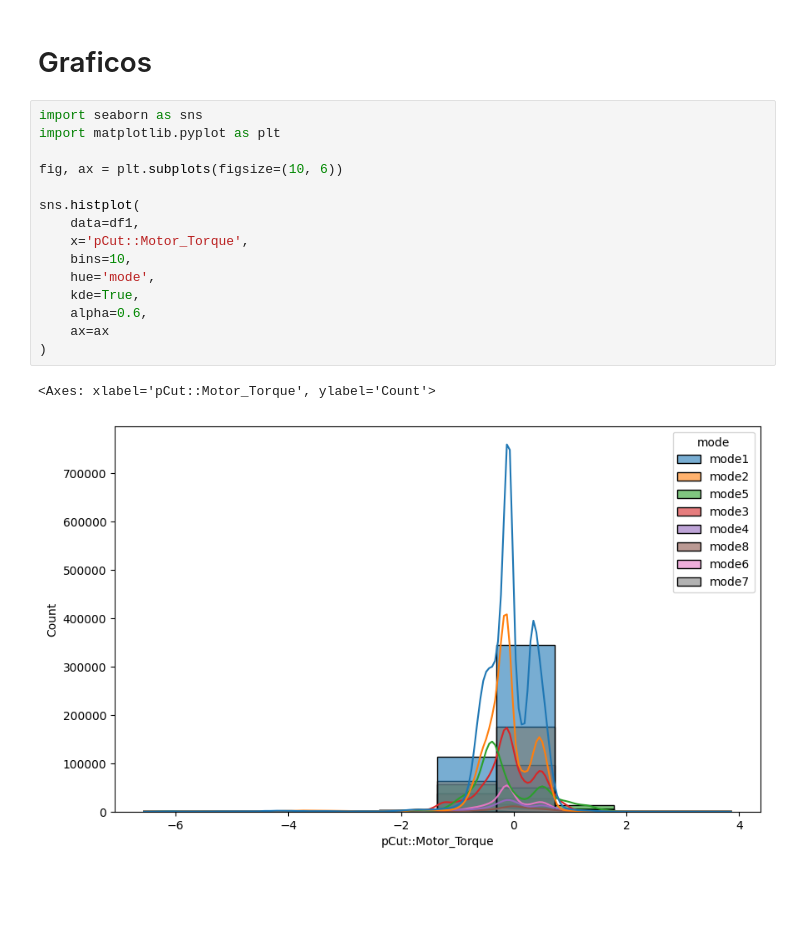
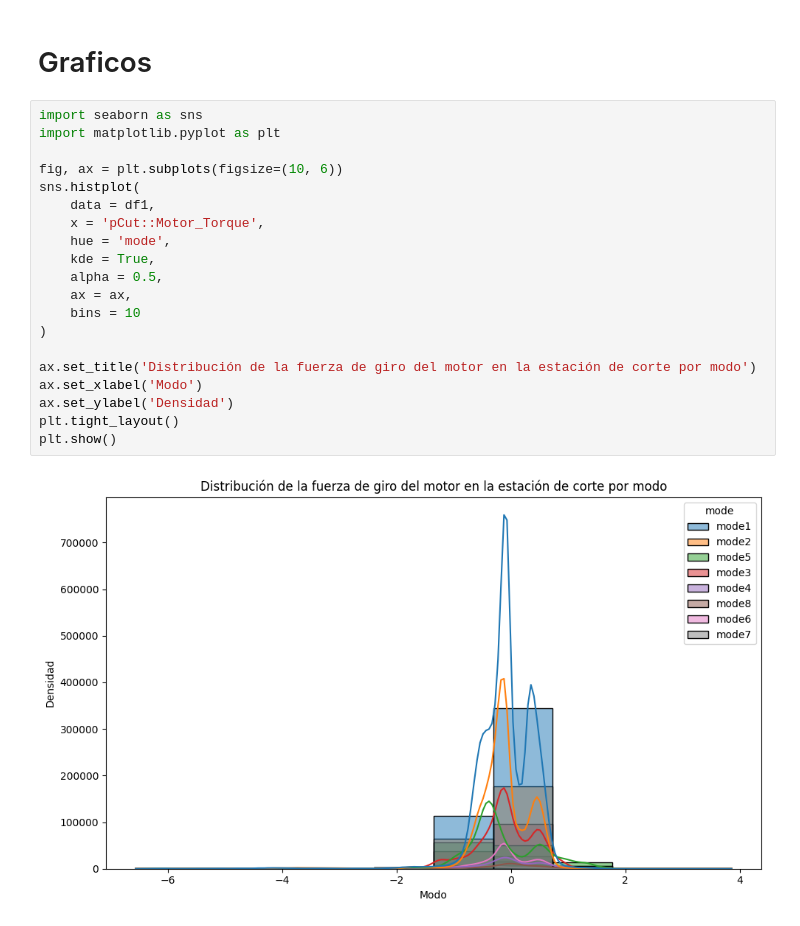
Before and after one commit to maketas1/CuartetoCalavera, a Jupyter notebook: proyecto_Jaime.ipynb, the cells around one changed output. Drawn from its saved outputs; the diff is of its cells as text; blank space fills up the shorter version.

```diff
--- a/proyecto_Jaime.ipynb
+++ b/proyecto_Jaime.ipynb
@@ -213,18 +213,22 @@ memory usage: 113.5 MB
 # %%
 import seaborn as sns
 import matplotlib.pyplot as plt
 
 fig, ax = plt.subplots(figsize=(10, 6))
+sns.histplot(
+    data = df1,
+    x = 'pCut::Motor_Torque',
+    hue = 'mode',
+    kde = True,
+    alpha = 0.5,
+    ax = ax,
+    bins = 10
+)
 
-sns.histplot(
-    data=df1,
-    x='pCut::Motor_Torque',
-    bins=10,
-    hue='mode',
-    kde=True,
-    alpha=0.6,
-    ax=ax
-)
+ax.set_title('Distribución de la fuerza de giro del motor en la estación de corte por modo')
+ax.set_xlabel('Modo')
+ax.set_ylabel('Densidad')
+plt.tight_layout()
+plt.show()
 # %% [output]
-<Axes: xlabel='pCut::Motor_Torque', ylabel='Count'>
-[figure, old version]
+[figure, new version]
```
Also changed, not shown: parts of 1 cell of this notebook.
